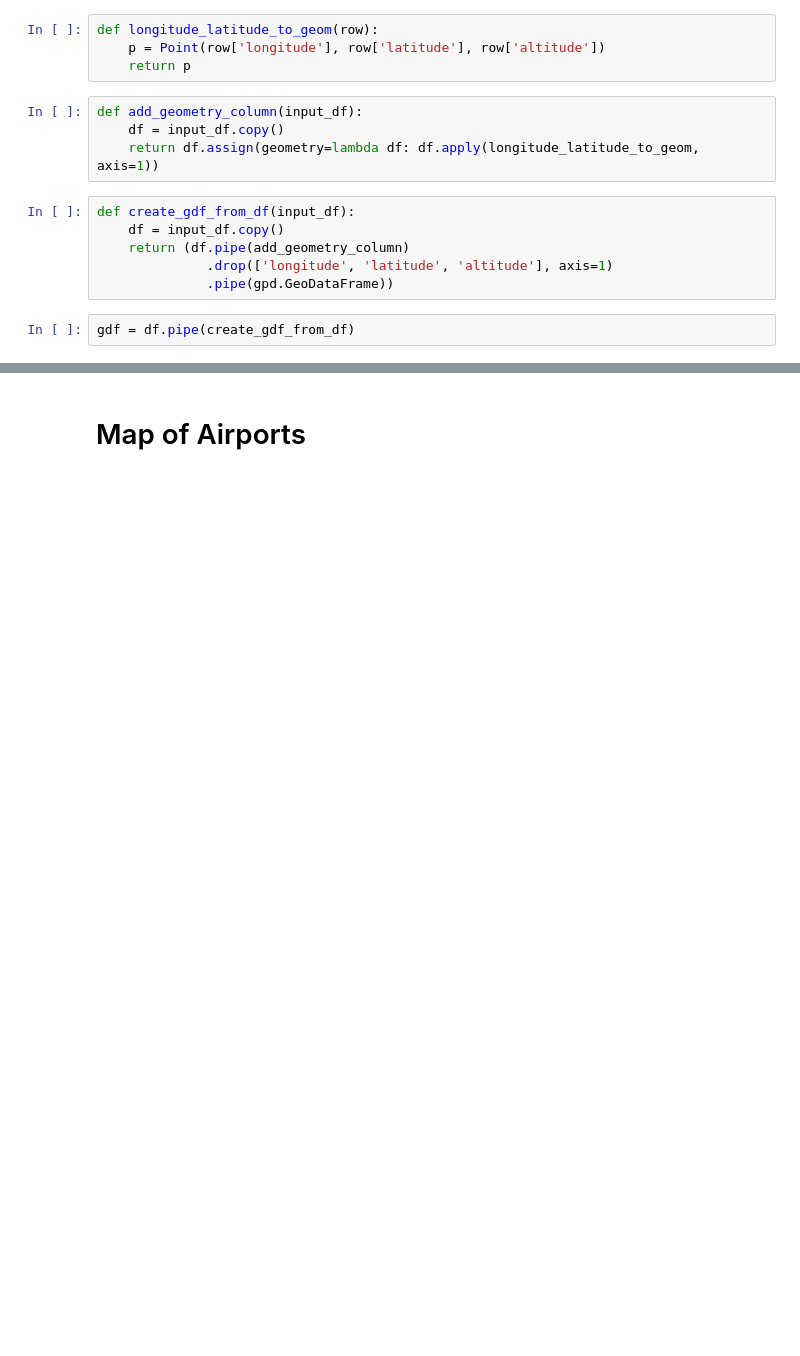
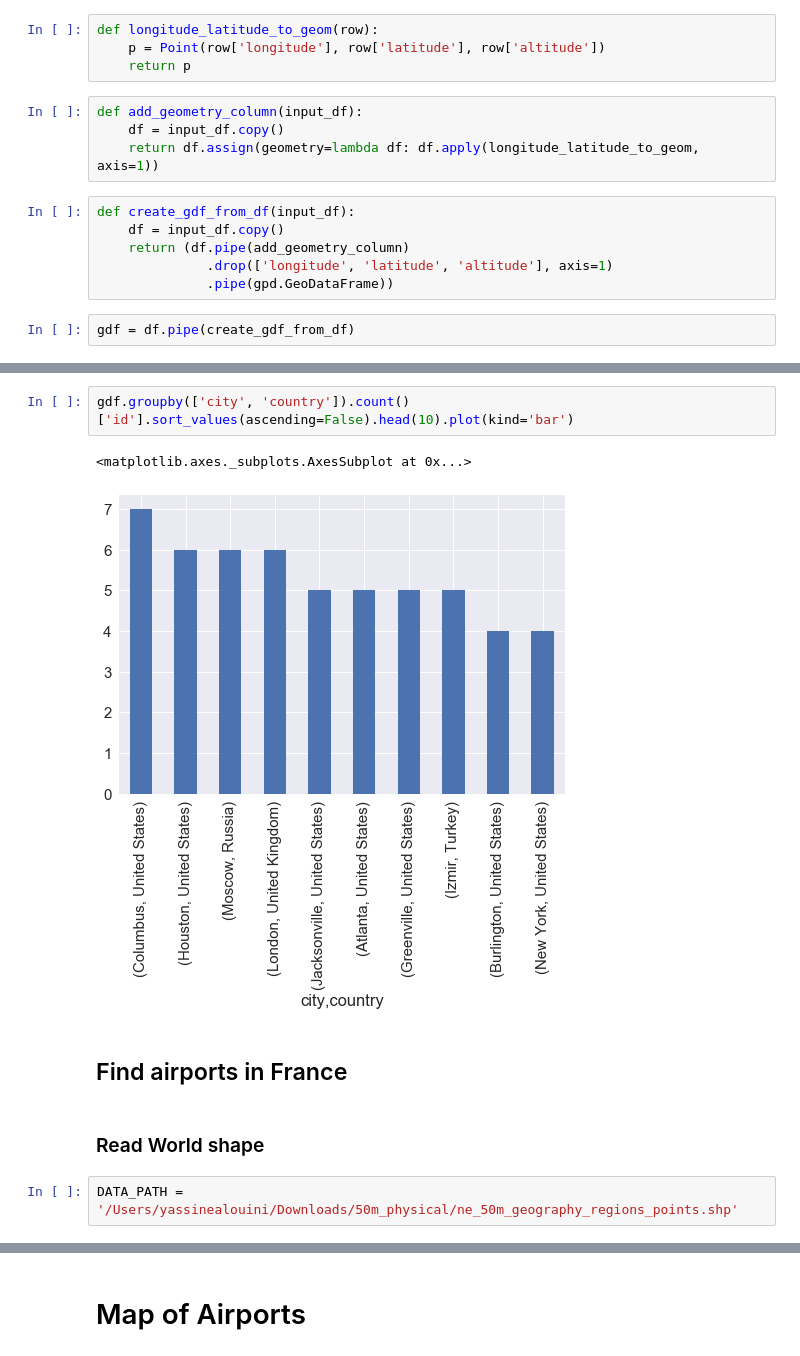
Before and after one commit to yassineAlouini/gis-with-python, a Jupyter notebook: gis_with_python.ipynb, the cells around one changed output, grey strips where cells are left out. Cells and saved outputs as stored; diff of their text form; blank space fills up the shorter version.

```diff
--- a/gis_with_python.ipynb
+++ b/gis_with_python.ipynb
@@ -98,0 +118,11 @@ geopandas.geodataframe.GeoDataFrame
+# %%
+gdf.groupby(['city', 'country']).count()['id'].sort_values(ascending=False).head(10).plot(kind='bar')
+# %% [output]
+<matplotlib.axes._subplots.AxesSubplot at 0x...>
+[figure, added]
+# %% [markdown]
+## Find airports in France
+# %% [markdown]
+### Read World shape
+# %%
+DATA_PATH = '/Users/yassinealouini/Downloads/50m_physical/ne_50m_geography_regions_points.shp'
```
Also changed, not shown: parts of 20 cells of this notebook.
